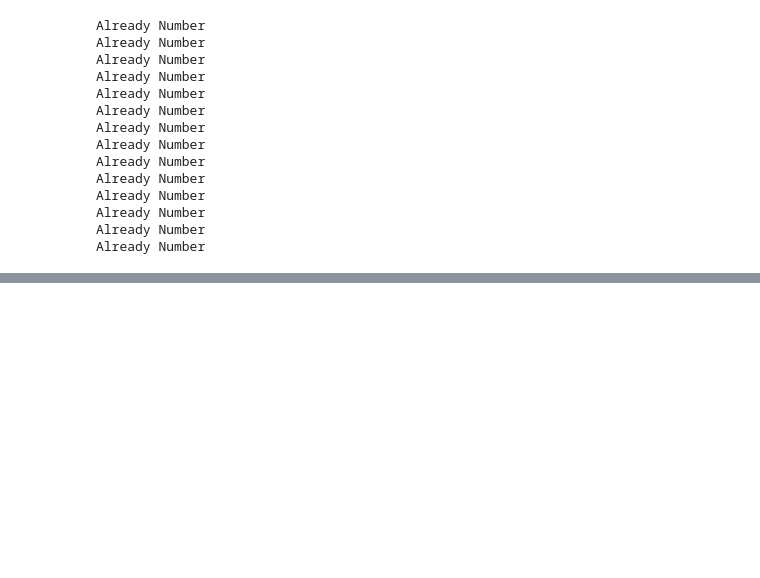
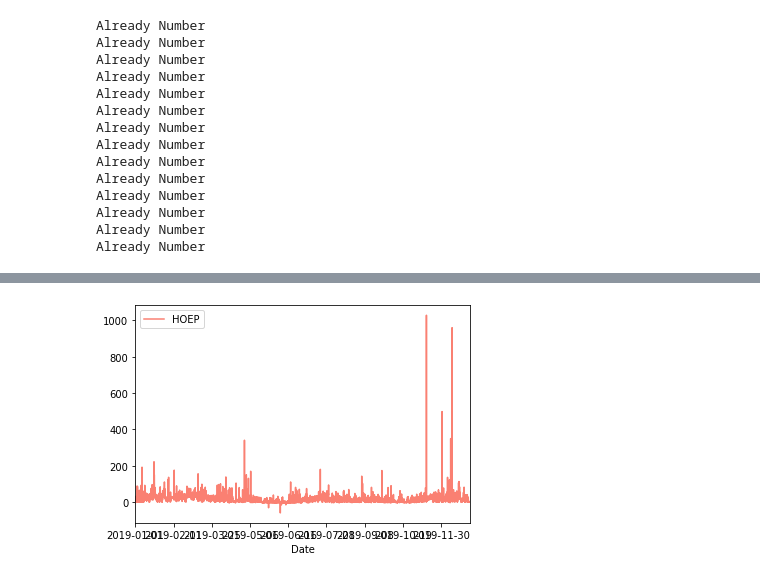
Before and after one commit to PrasannS/MicrogridSim, a Jupyter notebook: data_loading/energy_price.ipynb, the cells around one changed output, grey strips where cells are left out. Saved outputs shown, nothing was run; the diff lists cells and outputs as text; code cells hidden in the pictures; blank space fills up the shorter version.

```diff
--- a/data_loading/energy_price.ipynb
+++ b/data_loading/energy_price.ipynb
@@ -100,0 +119,4 @@ first
+# %%
+ax = first.plot.line(x = 'Date', y = 'HOEP', color = 'salmon')
+# %% [output]
+[figure, added]
```
Also changed, not shown: parts of 9 cells of this notebook, 2 other files.
